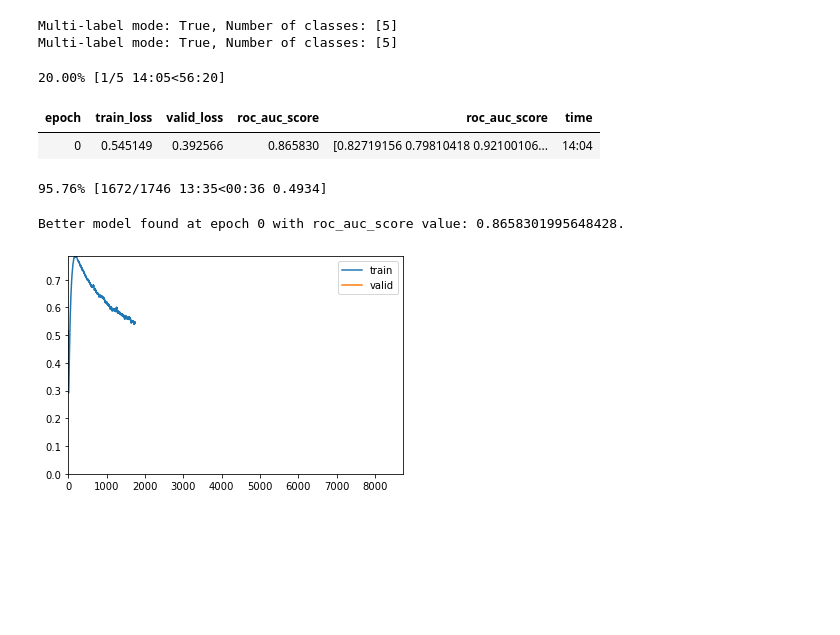
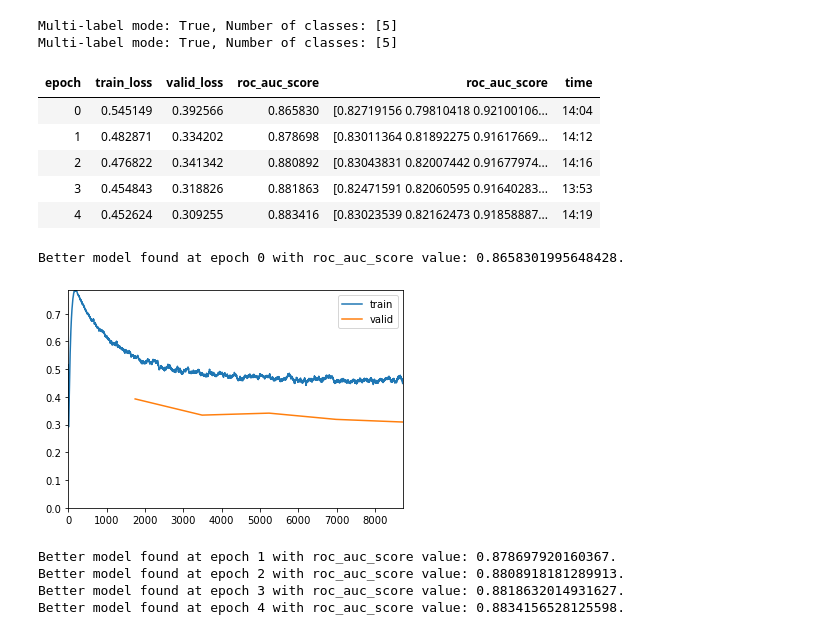
Before and after one commit to anhquan0412/chestx_interpretation, a Jupyter notebook: 5_second_stage_AUCM_Multilabel_ProgressiveResizing.ipynb, the cells around one changed output. Drawn from its saved outputs; the diff is of its cells as text; code cells hidden in the pictures; blank space fills up the shorter version.

```diff
--- a/5_second_stage_AUCM_Multilabel_ProgressiveResizing.ipynb
+++ b/5_second_stage_AUCM_Multilabel_ProgressiveResizing.ipynb
@@ -198,22 +228,28 @@ fastai_loader = DataLoaders(trainloader,testloader)
 Multi-label mode: True, Number of classes: [5]
 Multi-label mode: True, Number of classes: [5]
 # %%
-LR=1e-2
-WEIGHT_NAME='densenet_udefault_fit_pr320_aucm_scratch'
-model = get_densenet_model(SEED)
-N_EPOCHS=5
-loss,opt = get_loss_and_optimizer(model,LR,loss_type='aucm',imratio=imratio,
-                                  use_fastai=True,
-                                  weight_decay=WEIGHT_DECAY)
+# LR=1e-2
+# WEIGHT_NAME='densenet_udefault_fit_pr320_aucm_scratch'
+# model = get_densenet_model(SEED)
+# N_EPOCHS=5
+# loss,opt = get_loss_and_optimizer(model,LR,loss_type='aucm',imratio=imratio,
+#                                   use_fastai=True,
+#                                   weight_decay=WEIGHT_DECAY)
 
-train_fastai_learner(fastai_loader,model,loss,opt,LR,n_epochs=N_EPOCHS,
-                     weight_name=WEIGHT_NAME,lr_scheduler='flat_cos',
-#                     mixup_alpha=0.4
-                    )
+# train_fastai_learner(fastai_loader,model,loss,opt,LR,n_epochs=N_EPOCHS,
+#                      weight_name=WEIGHT_NAME,lr_scheduler='flat_cos',
+# #                     mixup_alpha=0.4
+#                     )
 # %% [output]
+| epoch | train_loss | valid_loss | roc_auc_score | roc_auc_score | time |
+| 0 | 0.545149 | 0.392566 | 0.865830 | [0.82719156 0.79810418 0.92100106... | 14:04 |
+| 1 | 0.482871 | 0.334202 | 0.878698 | [0.83011364 0.81892275 0.91617669... | 14:12 |
+| 2 | 0.476822 | 0.341342 | 0.880892 | [0.83043831 0.82007442 0.91677974... | 14:16 |
+| 3 | 0.454843 | 0.318826 | 0.881863 | [0.82471591 0.82060595 0.91640283... | 13:53 |
+| 4 | 0.452624 | 0.309255 | 0.883416 | [0.83023539 0.82162473 0.91858887... | 14:19 |
-20.00% [1/5 14:05<56:20]
+Better model found at epoch 0 with roc_auc_score value: 0.8658301995648428.
-| epoch | train_loss | valid_loss | roc_auc_score | roc_auc_score | time |
-| 0 | 0.545149 | 0.392566 | 0.865830 | [0.82719156 0.79810418 0.92100106... | 14:04 |
+[figure, new version]
-95.76% [1672/1746 13:35<00:36 0.4934]
+Better model found at epoch 1 with roc_auc_score value: 0.878697920160367.
+Better model found at epoch 2 with roc_auc_score value: 0.8808918181289913.
+Better model found at epoch 3 with roc_auc_score value: 0.8818632014931627.
+Better model found at epoch 4 with roc_auc_score value: 0.8834156528125598.
-Better model found at epoch 0 with roc_auc_score value: 0.8658301995648428.
-[figure, old version]
```
Also changed, not shown: parts of 11 cells of this notebook, 2 other files.
